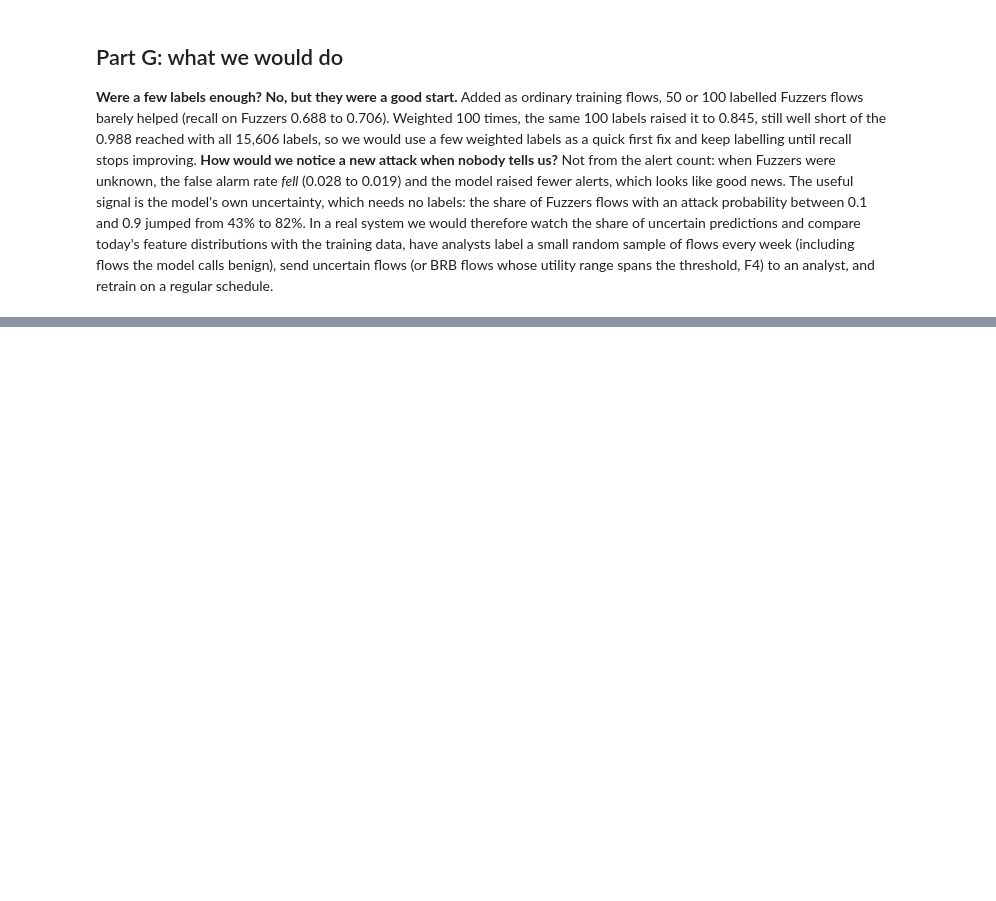
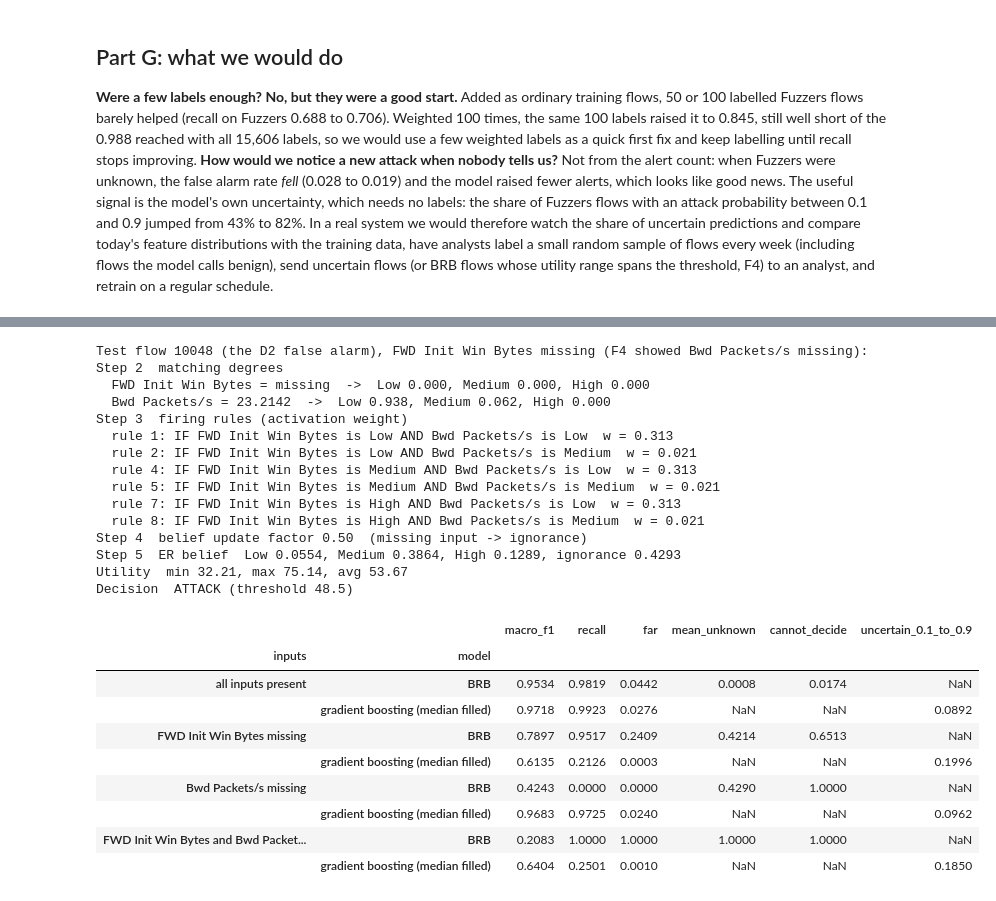
Before and after one commit to steve-nt/AI-for-Cybersecurity-Final-Mini-Project, a Jupyter notebook: mini_project_unsw_nb15.ipynb, the cells around one changed output, grey strips where cells are left out. Drawn from its saved outputs; the diff is of its cells as text; code cells hidden in the pictures; blank space fills up the shorter version.

```diff
--- a/mini_project_unsw_nb15.ipynb
+++ b/mini_project_unsw_nb15.ipynb
@@ -3739,0 +3831,12 @@ and retrain on a regular schedule.
+# %%
+# STEP X2
+# Did the unlabelled data help? Pseudo-labelling minus the lower line, per budget, on both sets.
+diff = []
+for (labels, part), g in x2[x2["model"] != "upper line"].groupby(["labels", "set"], sort=False):
+    lower = g[g["model"] == "lower line"].iloc[0]
+    pseudo = g[g["model"] != "lower line"].iloc[0]
+    diff.append({"labels": labels, "set": part, **{m: pseudo[m] - lower[m]
+                                                  for m in ["macro_f1", "recall", "pr_auc", "far"]}})
+x2_diff = pd.DataFrame(diff)
+x2_diff.to_csv(TABLES / "X2_did_it_help.csv", index=False, float_format="%.4f")
+x2_diff.round(4)
@@ -3739,0 +4433,63 @@ and retrain on a regular schedule.
+# %%
+# STEP X7
+# 1. Missing inputs, on the whole test set.
+def brb_report(rule_base, X2, y):
+    """Scores of a rule base at the F2 threshold, plus its Unknown and its undecided share."""
+    belief = brbes.infer(rule_base, X2)
+    u_min, u_max, u_avg = brbes.utility(rule_base, belief)
+    undecided = (u_min < BRB_THRESHOLD) & (u_max >= BRB_THRESHOLD)
+    return {**score_proba(y, u_avg / 100, BRB_THRESHOLD / 100), "mean_unknown": float(belief[:, 3].mean()),
+            "cannot_decide": float(undecided.mean())}
+
+
+def boost_uncertain(X):
+    p = boost.predict_proba(X)[:, 1]
+    return {**score_proba(y_test, p), "uncertain_0.1_to_0.9": float(((p > 0.1) & (p < 0.9)).mean())}
+
+
+rows = []
+for missing in [[], [TOP2[0]], [TOP2[1]], TOP2]:
+    X2 = X_test[TOP2].to_numpy(dtype=float).copy()
+    X_median = X_test.copy()
+    for f in missing:
+        X2[:, TOP2.index(f)] = np.nan                                 # BRB: the input is unknown
+        X_median[f] = TRAIN_MEDIAN[f]                                 # boosting: filled as in E2
+    label = " and ".join(missing) + " missing" if missing else "all inputs present"
+    rows.append({"inputs": label, "model": "BRB", **brb_report(rb, X2, y_test)})
+    rows.append({"inputs": label, "model": "gradient boosting (median filled)", **boost_uncertain(X_median)})
+x7_missing = pd.DataFrame(rows).set_index(["inputs", "model"])
+x7_missing.to_csv(TABLES / "X7_missing_inputs.csv", float_format="%.4f")
+
+flow = X_test[TOP2].iloc[CASES["mistake"]].to_numpy(dtype=float).copy()
+flow[TOP2.index("FWD Init Win Bytes")] = np.nan
+x7_trace_missing = brbes.trace(rb, flow, threshold=BRB_THRESHOLD)
+print(f"Test flow {CASES['mistake']} (the D2 false alarm), FWD Init Win Bytes missing "
+      f"(F4 showed Bwd Packets/s missing):")
+print(x7_trace_missing, "\n")
+x7_missing[["macro_f1", "recall", "far", "mean_unknown", "cannot_decide", "uncertain_0.1_to_0.9"]].round(4)
+# %% [output]
+Test flow 10048 (the D2 false alarm), FWD Init Win Bytes missing (F4 showed Bwd Packets/s missing):
+Step 2  matching degrees
+  FWD Init Win Bytes = missing  ->  Low 0.000, Medium 0.000, High 0.000
+  Bwd Packets/s = 23.2142  ->  Low 0.938, Medium 0.062, High 0.000
+Step 3  firing rules (activation weight)
+  rule 1: IF FWD Init Win Bytes is Low AND Bwd Packets/s is Low  w = 0.313
+  rule 2: IF FWD Init Win Bytes is Low AND Bwd Packets/s is Medium  w = 0.021
+  rule 4: IF FWD Init Win Bytes is Medium AND Bwd Packets/s is Low  w = 0.313
+  rule 5: IF FWD Init Win Bytes is Medium AND Bwd Packets/s is Medium  w = 0.021
+  rule 7: IF FWD Init Win Bytes is High AND Bwd Packets/s is Low  w = 0.313
+  rule 8: IF FWD Init Win Bytes is High AND Bwd Packets/s is Medium  w = 0.021
+Step 4  belief update factor 0.50  (missing input -> ignorance)
+Step 5  ER belief  Low 0.0554, Medium 0.3864, High 0.1289, ignorance 0.4293
+Utility  min 32.21, max 75.14, avg 53.67
+Decision  ATTACK (threshold 48.5)
+|  |  | macro_f1 | recall | far | mean_unknown | cannot_decide | uncertain_0.1_to_0.9 |
+| inputs | model |  |  |  |  |  |  |
+| all inputs present | BRB | 0.9534 | 0.9819 | 0.0442 | 0.0008 | 0.0174 | NaN |
+|  | gradient boosting (median filled) | 0.9718 | 0.9923 | 0.0276 | NaN | NaN | 0.0892 |
+| FWD Init Win Bytes missing | BRB | 0.7897 | 0.9517 | 0.2409 | 0.4214 | 0.6513 | NaN |
+|  | gradient boosting (median filled) | 0.6135 | 0.2126 | 0.0003 | NaN | NaN | 0.1996 |
+| Bwd Packets/s missing | BRB | 0.4243 | 0.0000 | 0.0000 | 0.4290 | 1.0000 | NaN |
+|  | gradient boosting (median filled) | 0.9683 | 0.9725 | 0.0240 | NaN | NaN | 0.0962 |
+| FWD Init Win Bytes and Bwd Packet... | BRB | 0.2083 | 1.0000 | 1.0000 | 1.0000 | 1.0000 | NaN |
+|  | gradient boosting (median filled) | 0.6404 | 0.2501 | 0.0010 | NaN | NaN | 0.1850 |
```
Also changed, not shown: parts of 36 cells of this notebook, 31 other files.
